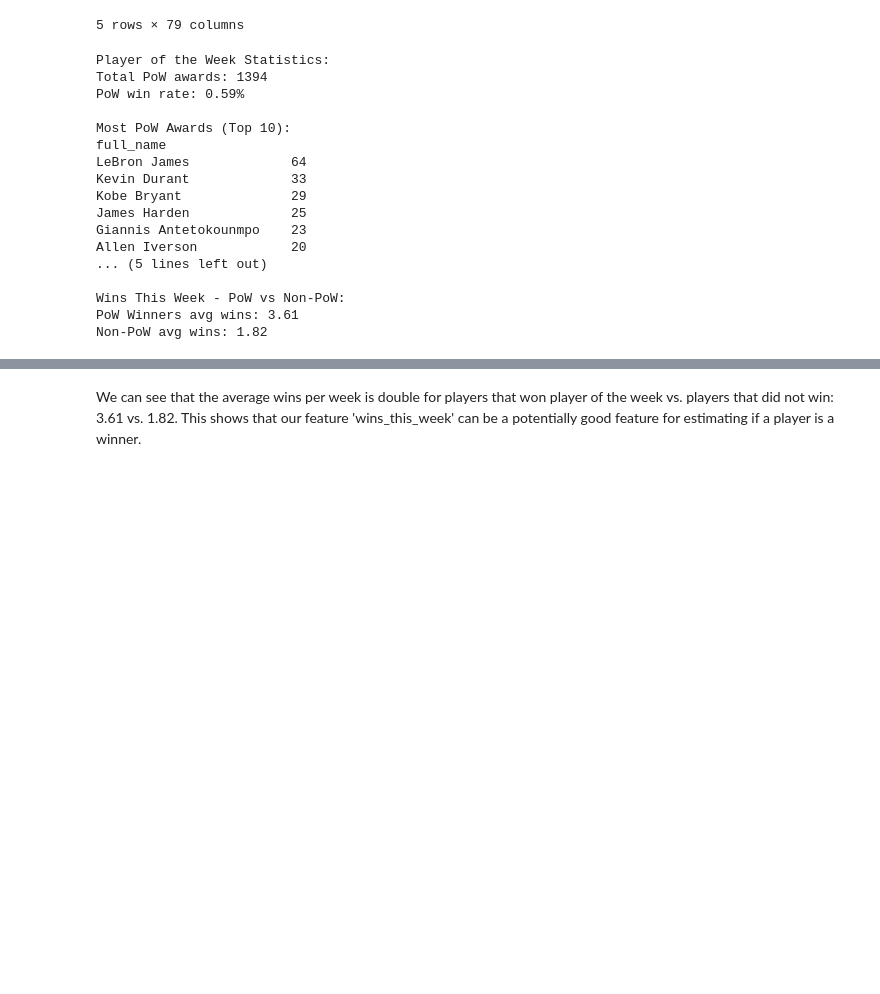
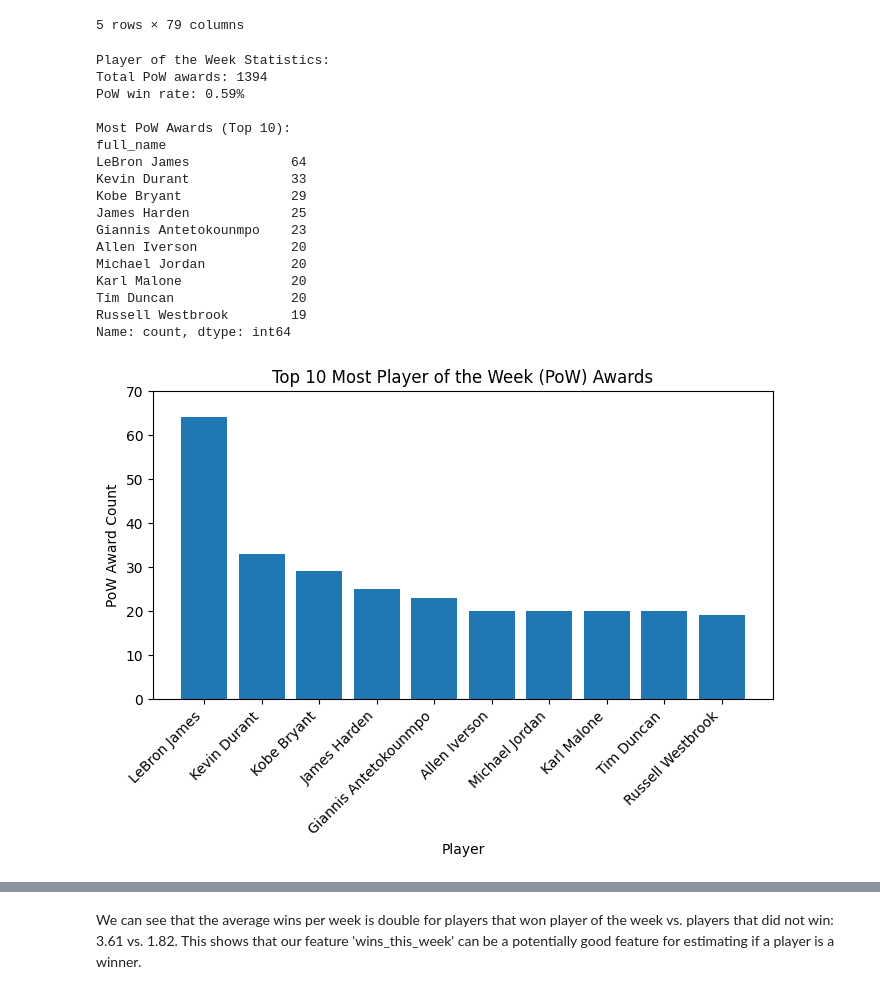
Before and after one commit to dejiandrew/nba-award-predictor, a Jupyter notebook: notebooks/game_EDA.ipynb, the cells around one changed output, grey strips where cells are left out. Saved outputs shown, nothing was run; the diff lists cells and outputs as text; code cells hidden in the pictures; blank space fills up the shorter version.

```diff
--- a/notebooks/game_EDA.ipynb
+++ b/notebooks/game_EDA.ipynb
@@ -30,9 +43,9 @@ print("\nMost PoW Awards (Top 10):")
 top_pow = pow_winners['full_name'].value_counts().head(10)
 print(top_pow)
 
-print("\nWins This Week - PoW vs Non-PoW:")
-print(f"PoW Winners avg wins: {pow_winners['wins_this_week'].mean():.2f}")
-print(f"Non-PoW avg wins: {non_winners['wins_this_week'].mean():.2f}")
+#print("\nWins This Week - PoW vs Non-PoW:")
+#print(f"PoW Winners avg wins: {pow_winners['wins_this_week'].mean():.2f}")
+#print(f"Non-PoW avg wins: {non_winners['wins_this_week'].mean():.2f}")
 # %% [output]
 Player of the Week Statistics:
 Total PoW awards: 1394
@@ -46,8 +59,20 @@ Kobe Bryant              29
 James Harden             25
 Giannis Antetokounmpo    23
 Allen Iverson            20
-... (5 lines left out)
-
-Wins This Week - PoW vs Non-PoW:
-PoW Winners avg wins: 3.61
-Non-PoW avg wins: 1.82
+Michael Jordan           20
+Karl Malone              20
+Tim Duncan               20
+Russell Westbrook        19
+Name: count, dtype: int64
+# %%
+# Most PoW Awards Visual
+plt.figure(figsize=(8,4))
+plt.bar(top_pow.index, top_pow.values)
+plt.xlabel("Player")
+plt.ylim(0, 70)
+plt.xticks(rotation=45, ha='right')
+plt.ylabel("PoW Award Count")
+plt.title("Top 10 Most Player of the Week (PoW) Awards")
+plt.show()
+# %% [output]
+[figure, added]
```
Also changed, not shown: parts of 12 cells of this notebook, 4 other files.
